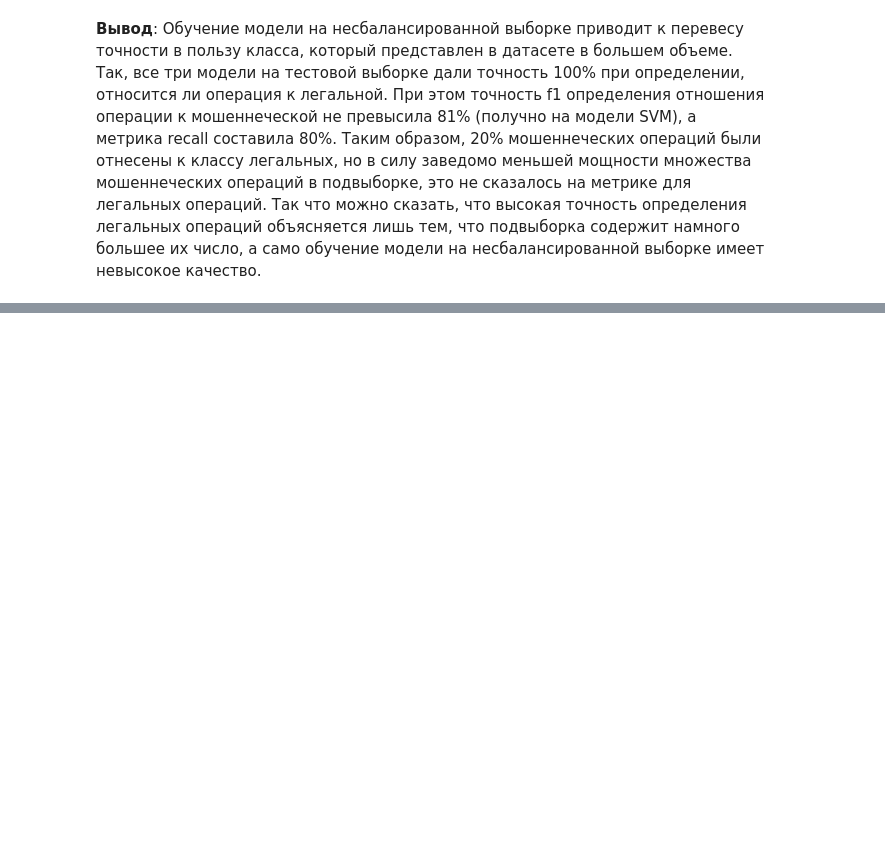
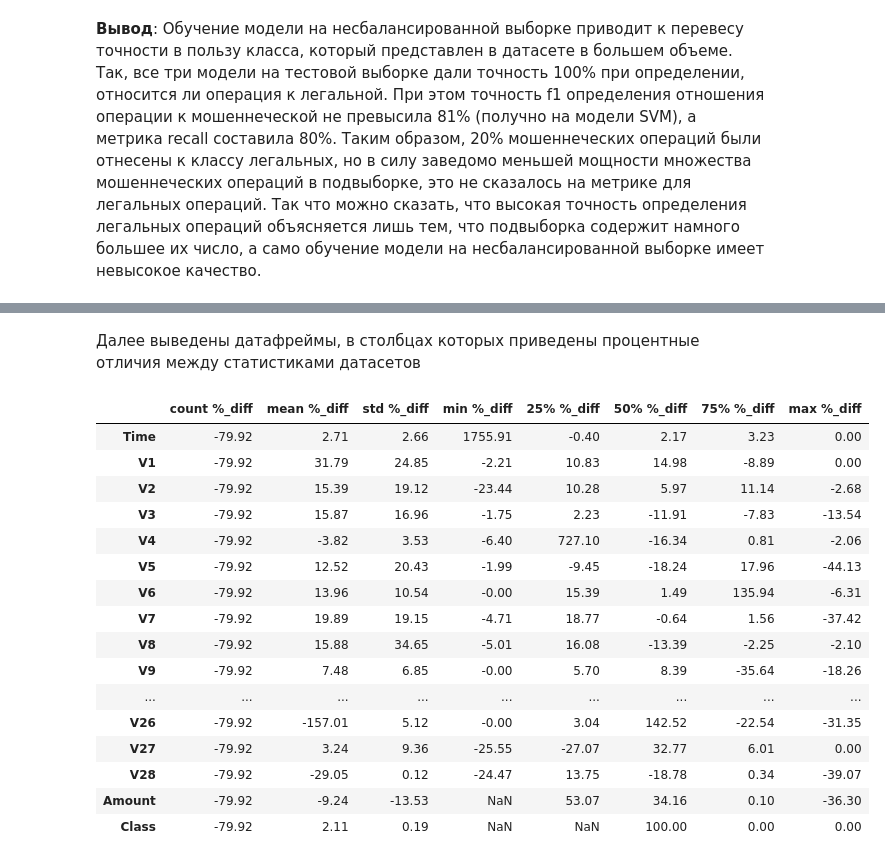
Before and after one commit to EMcHave/ML2, a Jupyter notebook: ML2.ipynb, the cells around one changed output, grey strips where cells are left out. Cells and saved outputs as stored; diff of their text form; code cells hidden in the pictures; blank space fills up the shorter version.

```diff
--- a/ML2.ipynb
+++ b/ML2.ipynb
@@ -423,0 +495,35 @@ ________________________________________________________________________________
+# %%
+def percentage_change(col1 : pd.Series, col2 : pd.Series) -> float:
+    return col2.sub(col1).div(col1).mul(100)
+# %%
+def percentage_change_df(df_to_compare : pd.DataFrame) -> pd.DataFrame:
+    percentage_change_df = pd.DataFrame()
+    for index in range(final_df_stat.shape[1]):
+        col_name = final_df_stat.columns[index]
+        percentage_change_df[col_name + ' %_diff'] =  percentage_change(final_df_stat[col_name], df_to_compare[col_name])
+    return percentage_change_df
+
+pd.options.display.float_format = "{:.2f}".format
+# %% [markdown]
+Далее выведены датафреймы, в столбцах которых приведены процентные отличия между статистиками датасетов
+# %%
+test_percentage_change_df = percentage_change_df(df_to_compare=x_test_stats)
+test_percentage_change_df
+# %% [output]
+|  | count %_diff | mean %_diff | std %_diff | min %_diff | 25% %_diff | 50% %_diff | 75% %_diff | max %_diff |
+| Time | -79.92 | 2.71 | 2.66 | 1755.91 | -0.40 | 2.17 | 3.23 | 0.00 |
+| V1 | -79.92 | 31.79 | 24.85 | -2.21 | 10.83 | 14.98 | -8.89 | 0.00 |
+| V2 | -79.92 | 15.39 | 19.12 | -23.44 | 10.28 | 5.97 | 11.14 | -2.68 |
+| V3 | -79.92 | 15.87 | 16.96 | -1.75 | 2.23 | -11.91 | -7.83 | -13.54 |
+| V4 | -79.92 | -3.82 | 3.53 | -6.40 | 727.10 | -16.34 | 0.81 | -2.06 |
+| V5 | -79.92 | 12.52 | 20.43 | -1.99 | -9.45 | -18.24 | 17.96 | -44.13 |
+| V6 | -79.92 | 13.96 | 10.54 | -0.00 | 15.39 | 1.49 | 135.94 | -6.31 |
+| V7 | -79.92 | 19.89 | 19.15 | -4.71 | 18.77 | -0.64 | 1.56 | -37.42 |
+| V8 | -79.92 | 15.88 | 34.65 | -5.01 | 16.08 | -13.39 | -2.25 | -2.10 |
+| V9 | -79.92 | 7.48 | 6.85 | -0.00 | 5.70 | 8.39 | -35.64 | -18.26 |
+| ... | ... | ... | ... | ... | ... | ... | ... | ... |
+| V26 | -79.92 | -157.01 | 5.12 | -0.00 | 3.04 | 142.52 | -22.54 | -31.35 |
+| V27 | -79.92 | 3.24 | 9.36 | -25.55 | -27.07 | 32.77 | 6.01 | 0.00 |
+| V28 | -79.92 | -29.05 | 0.12 | -24.47 | 13.75 | -18.78 | 0.34 | -39.07 |
+| Amount | -79.92 | -9.24 | -13.53 | NaN | 53.07 | 34.16 | 0.10 | -36.30 |
+| Class | -79.92 | 2.11 | 0.19 | NaN | NaN | 100.00 | 0.00 | 0.00 |
```
Also changed, not shown: parts of 13 cells of this notebook.
